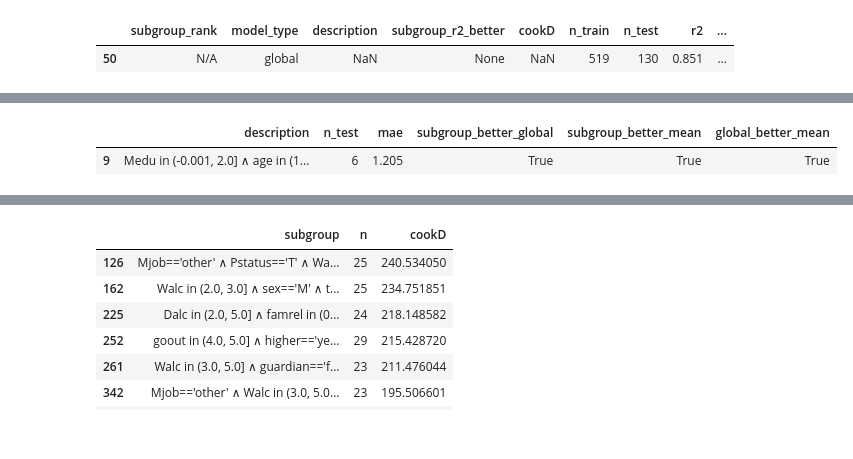
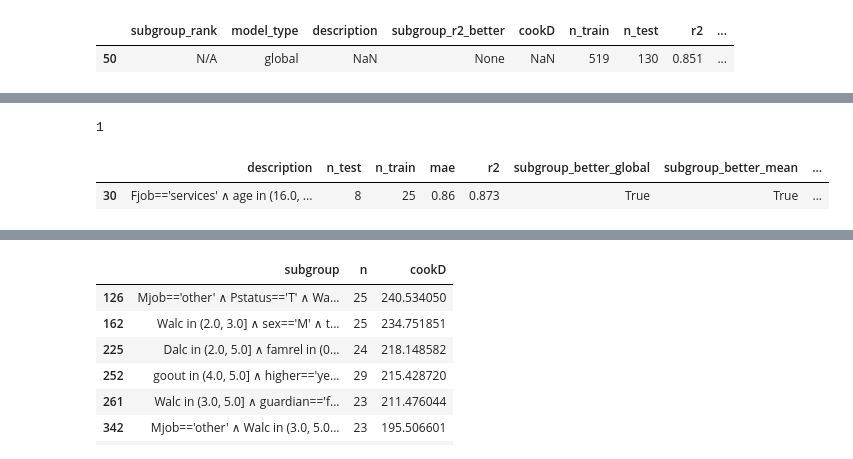
Before and after one commit to TvanGorcum/EMM_Group_4, a Jupyter notebook: results_inspector.ipynb, the cells around one changed output, grey strips where cells are left out. Cells and saved outputs as stored; diff of their text form; code cells hidden in the pictures.

```diff
--- a/results_inspector.ipynb
+++ b/results_inspector.ipynb
@@ -5,7 +5,7 @@ import pandas as pd
 pd.set_option('display.max_columns', None)
 pd.set_option('display.max_colwidth', 200)
 # %%
-df_s = pd.read_csv("results/subgroup_ss_mathematics_results8020.csv")
+df_s = pd.read_csv("results/subgroup_ss_portuguese_results8020.csv")
 
 # Assign rank: one per row (since you now have only subgroup_model rows)
 df_s['subgroup_rank'] = (df_s.index + 1).astype("object")
@@ -47,16 +52,13 @@ df_s.tail(1)
 # %%
 # Check subgroup models
+df_interest = df_s[ (df_s['subgroup_better_global'] == True) & (df_s['subgroup_better_mean'] == True)]# | (df_s['global_better_mean'] == False)]
 
 
-
-
-df_interest = df_s[ (df_s['subgroup_better_global'] == True) & (df_s['subgroup_better_mean'] == True)]#| (df_s['global_better_mean'] == False)]
-df_interest[['subgroup_better_global', 'subgroup_better_mean', 'global_better_mean',  'r2', 'baseline_r2', 'ttest_p', 'n_test', 'mae', 'baseline_mae', 'description']].head(100)
-
-df_interest[['description', 'n_test', 'mae', 'subgroup_better_global', 'subgroup_better_mean', 'global_better_mean']]#.head(10)
-
+print( len(df_interest) )
 # mat = [14, 18, 25, 28, 29, 38, 44, 45, 46]
 # por = [15, 20, 31, 34, 39, 40, 44]
+df_interest[['description', 'n_test', 'n_train','mae', 'r2', 'subgroup_better_global', 'subgroup_better_mean', 'global_better_mean', 'cookD']]#.head(10)
 # %% [output]
+1
-|  | description | n_test | mae | subgroup_better_global | subgroup_better_mean | global_better_mean |
-| 9 | Medu in (-0.001, 2.0] ∧ age in (1... | 6 | 1.205 | True | True | True |
+|  | description | n_test | n_train | mae | r2 | subgroup_better_global | subgroup_better_mean | ... |
+| 30 | Fjob=='services' ∧ age in (16.0, ... | 8 | 25 | 0.86 | 0.873 | True | True | ... |
```
Also changed, not shown: parts of 2 cells of this notebook, 3 other files.
